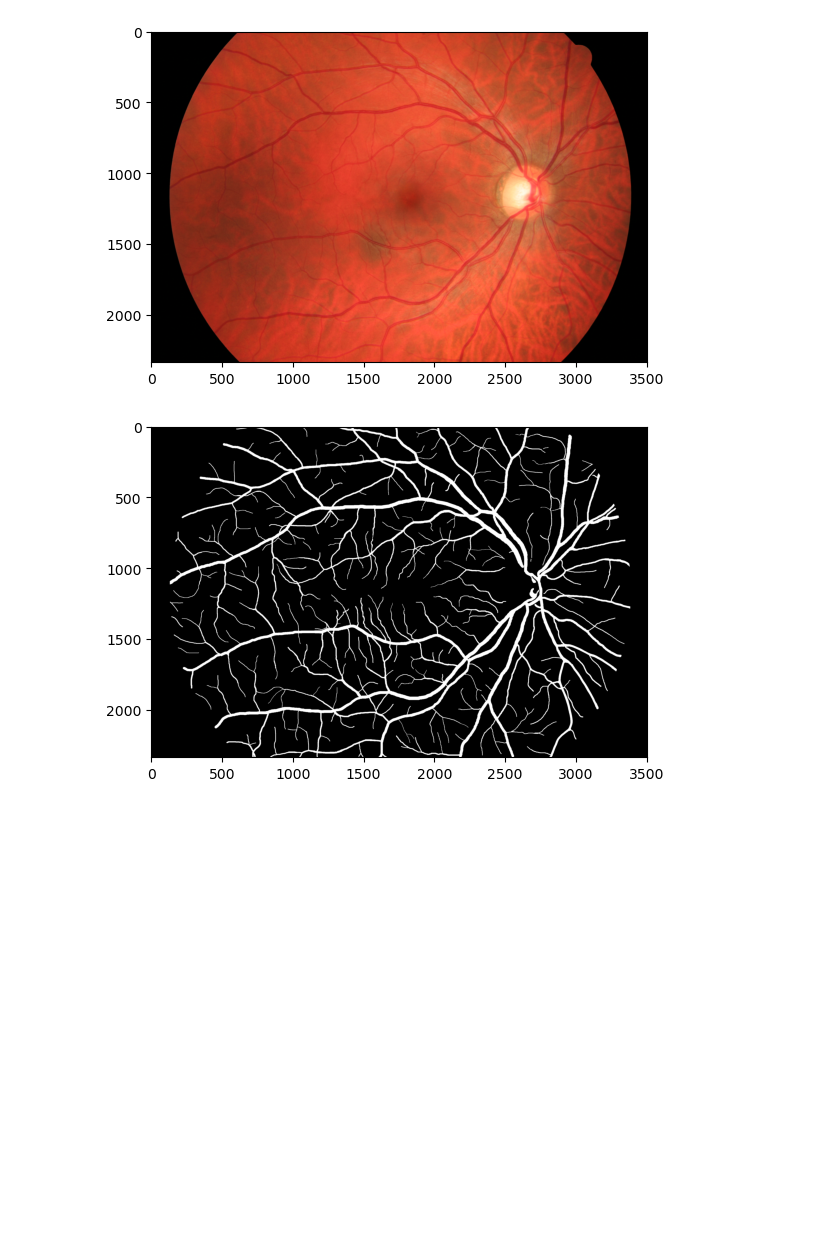
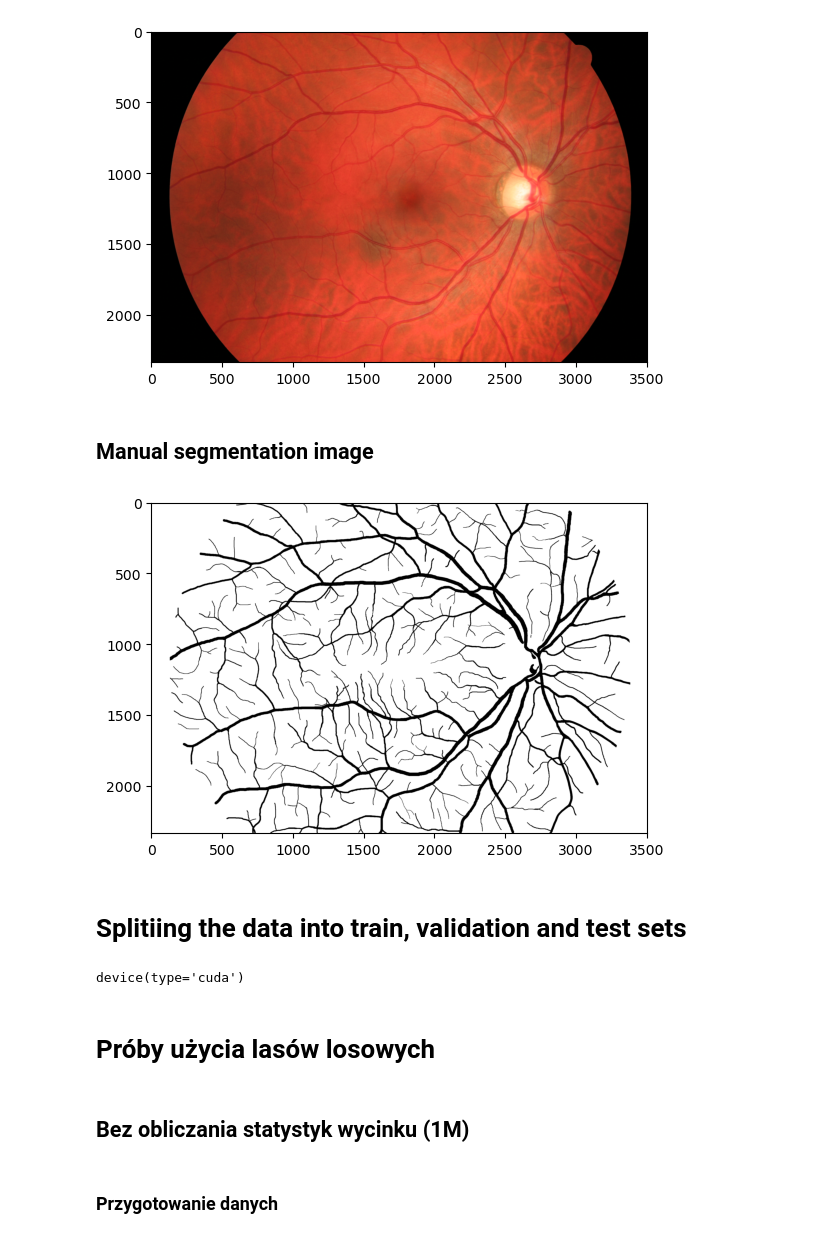
Before and after one commit to Myc0plasmus/veinClassifier, a Jupyter notebook: notebooks/demo.ipynb, the cells around one changed output. Cells and saved outputs as stored; diff of their text form; code cells hidden in the pictures; blank space fills up the shorter version.

Commit message:
updated random forest and trying to test frangi

```diff
--- a/notebooks/demo.ipynb
+++ b/notebooks/demo.ipynb
@@ -15,0 +69,6 @@ img, mask = dataset[0]
+# %%
+project_root = Path(__file__).resolve().parents[3]
+
+dataset = EyeDataset(project_root / "data/healthy/", project_root / "data/healthy_manualsegm")
+
+img, segm = dataset[0]
@@ -18,17 +79,38 @@ plt.imshow(img.permute(1,2,0))
 plt.show()
 # %% [output]
 [figure]
+# %% [markdown]
+## Manual segmentation image
 # %%
-plt.imshow(mask.squeeze(), cmap="gray")
+plt.imshow(~(segm.squeeze() > 0.5), cmap="gray")
 plt.show() #AUC ROC
 # %% [output]
-[figure, old version]
+[figure, new version]
+# %% [markdown]
+# Splitiing the data into train, validation and test sets
 # %%
 from torch.utils.data import DataLoader
 import torch
+from torch.utils.data import random_split
 
-train_loader = DataLoader(dataset, batch_size=1, shuffle=True)
-val_loader   = DataLoader(dataset, batch_size=1, shuffle=False)
-test_loader  = DataLoader(dataset, batch_size=1, shuffle=False)
+
+train_size = int(0.6 * len(dataset))
+val_size = int(0.2 * len(dataset))
+test_size = int(0.2 * len(dataset))
+
+train_dataset, val_dataset, test_dataset = random_split(dataset, [train_size, val_size, test_size])
+
+train_loader = DataLoader(train_dataset, batch_size=1, shuffle=True)
+val_loader   = DataLoader(val_dataset, batch_size=1, shuffle=False)
+test_loader   = DataLoader(test_dataset, batch_size=1, shuffle=False)
 
 device = torch.device("cuda" if torch.cuda.is_available() else "cpu")
+device
+# %% [output]
+device(type='cuda')
+# %% [markdown]
+# Próby użycia lasów losowych
+# %% [markdown]
+## Bez obliczania statystyk wycinku (1M)
+# %% [markdown]
+### Przygotowanie danych
```
Also changed, not shown: parts of 54 cells of this notebook, 7 other files.
